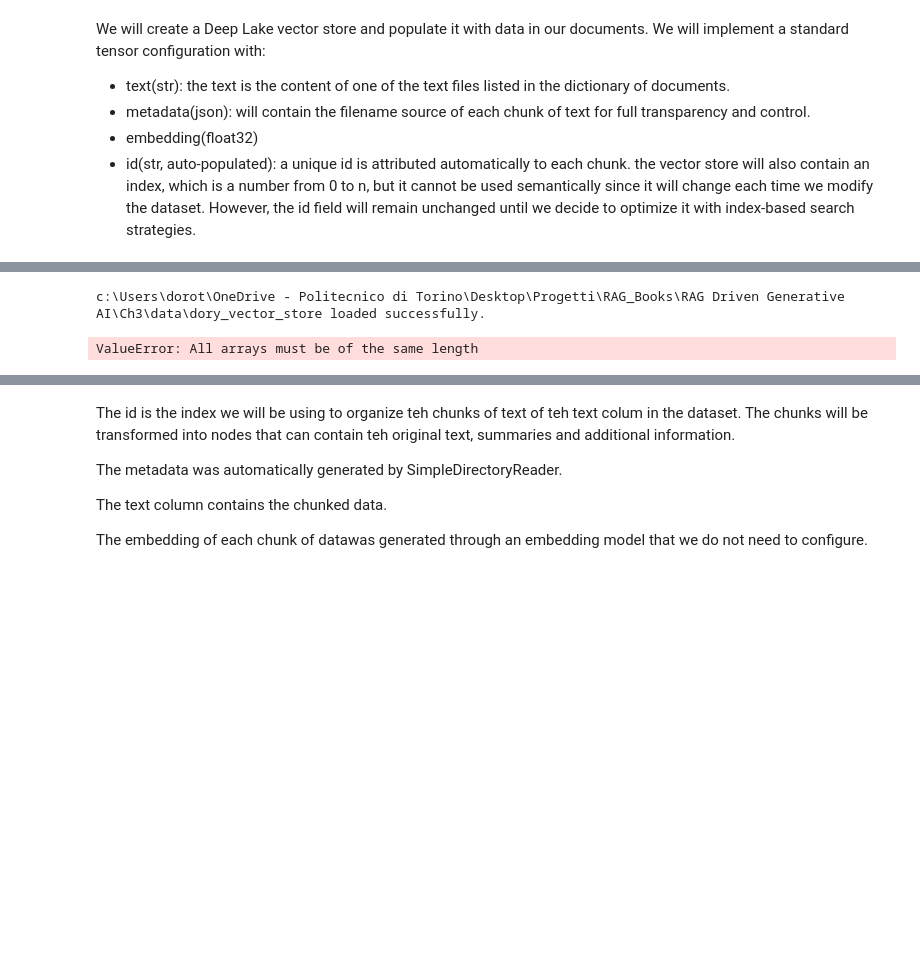
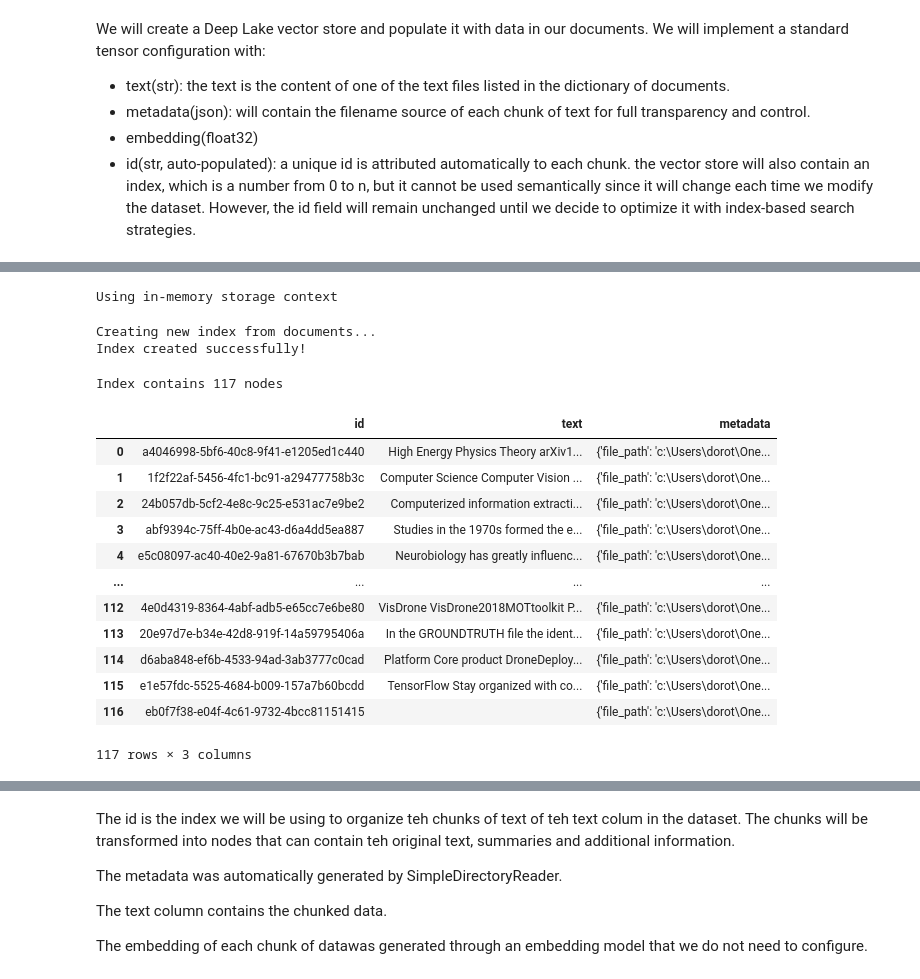
Before and after one commit to doroteaMonaco/RAG_Books, a Jupyter notebook: RAG Driven Generative AI/Ch3/Index Search RAG.ipynb, the cells around one changed output, grey strips where cells are left out. Saved outputs shown, nothing was run; the diff lists cells and outputs as text; code cells hidden in the pictures; blank space fills up the shorter version.

```diff
--- a/RAG Driven Generative AI/Ch3/Index Search RAG.ipynb
+++ b/RAG Driven Generative AI/Ch3/Index Search RAG.ipynb
@@ -147,25 +131,51 @@ Exception: Error while attempting to rollback appends
-# %%
-import deeplake
-ds = deeplake.load(vector_store_path)
-# %% [output]
-c:\Users\dorot\OneDrive - Politecnico di Torino\Desktop\Progetti\RAG_Books\RAG Driven Generative AI\Ch3\data\dory_vector_store loaded successfully.
-# %%
-import json
-import pandas as pd
-import numpy as np
-
-data = {}
-
-for tensor_name in ds.tensors:
-    tensor_data = ds[tensor_name].numpy()
-    if tensor_data.ndim > 1:
-        data[tensor_name] = [np.array(e).flatten().tolist() for e in tensor_data]
-    else:
-        if tensor_name == 'text':
-            data[tensor_name] = [t.tobytes().decode('utf-8') for t in tensor_data]
-        else:
-            data[tensor_name] = tensor_data.tolist()
-
-df = pd.DataFrame(data)
-# %% [output]
-ValueError: All arrays must be of the same length
+# %%
+from llama_index.core import StorageContext, VectorStoreIndex
+
+# Use default in-memory storage (no Deep Lake issues on Windows/OneDrive)
+storage_context = StorageContext.from_defaults()
+print("Using in-memory storage context")
+# %% [output]
+Using in-memory storage context
+# %%
+from llama_index.core import VectorStoreIndex
+
+# Create index from documents using in-memory storage (no file system issues)
+print("Creating new index from documents...")
+index = VectorStoreIndex.from_documents(documents=docs, storage_context=storage_context, embed_model=embed_model)
+print("Index created successfully!")
+# %% [output]
+Creating new index from documents...
+Index created successfully!
+# %%
+# Using in-memory storage - convert index to DataFrame for inspection
+import pandas as pd
+import numpy as np
+
+# Get all nodes from the index
+nodes = index.docstore.docs.items()  # Use items() to get (node_id, node) pairs
+node_data = []
+for node_id, node in nodes:
+    node_data.append({
+        'id': node_id,
+        'text': node.get_content(),
+        'metadata': node.metadata if hasattr(node, 'metadata') else None
+    })
+
+df = pd.DataFrame(node_data)
+print(f"Index contains {len(df)} nodes")
+df
+# %% [output]
+Index contains 117 nodes
+|  | id | text | metadata |
+| 0 | a4046998-5bf6-40c8-9f41-e1205ed1c440 | High Energy Physics Theory arXiv1... | {'file_path': 'c:\Users\dorot\One... |
+| 1 | 1f2f22af-5456-4fc1-bc91-a29477758b3c | Computer Science Computer Vision ... | {'file_path': 'c:\Users\dorot\One... |
+| 2 | 24b057db-5cf2-4e8c-9c25-e531ac7e9be2 | Computerized information extracti... | {'file_path': 'c:\Users\dorot\One... |
+| 3 | abf9394c-75ff-4b0e-ac43-d6a4dd5ea887 | Studies in the 1970s formed the e... | {'file_path': 'c:\Users\dorot\One... |
+| 4 | e5c08097-ac40-40e2-9a81-67670b3b7bab | Neurobiology has greatly influenc... | {'file_path': 'c:\Users\dorot\One... |
+| ... | ... | ... | ... |
+| 112 | 4e0d4319-8364-4abf-adb5-e65cc7e6be80 | VisDrone VisDrone2018MOTtoolkit P... | {'file_path': 'c:\Users\dorot\One... |
+| 113 | 20e97d7e-b34e-42d8-919f-14a59795406a | In the GROUNDTRUTH file the ident... | {'file_path': 'c:\Users\dorot\One... |
+| 114 | d6aba848-ef6b-4533-94ad-3ab3777c0cad | Platform Core product DroneDeploy... | {'file_path': 'c:\Users\dorot\One... |
+| 115 | e1e57fdc-5525-4684-b009-157a7b60bcdd | TensorFlow Stay organized with co... | {'file_path': 'c:\Users\dorot\One... |
+| 116 | eb0f7f38-e04f-4c61-9732-4bcc81151415 |  | {'file_path': 'c:\Users\dorot\One... |
+117 rows × 3 columns
```
Also changed, not shown: parts of 12 cells of this notebook, 26 other files.
